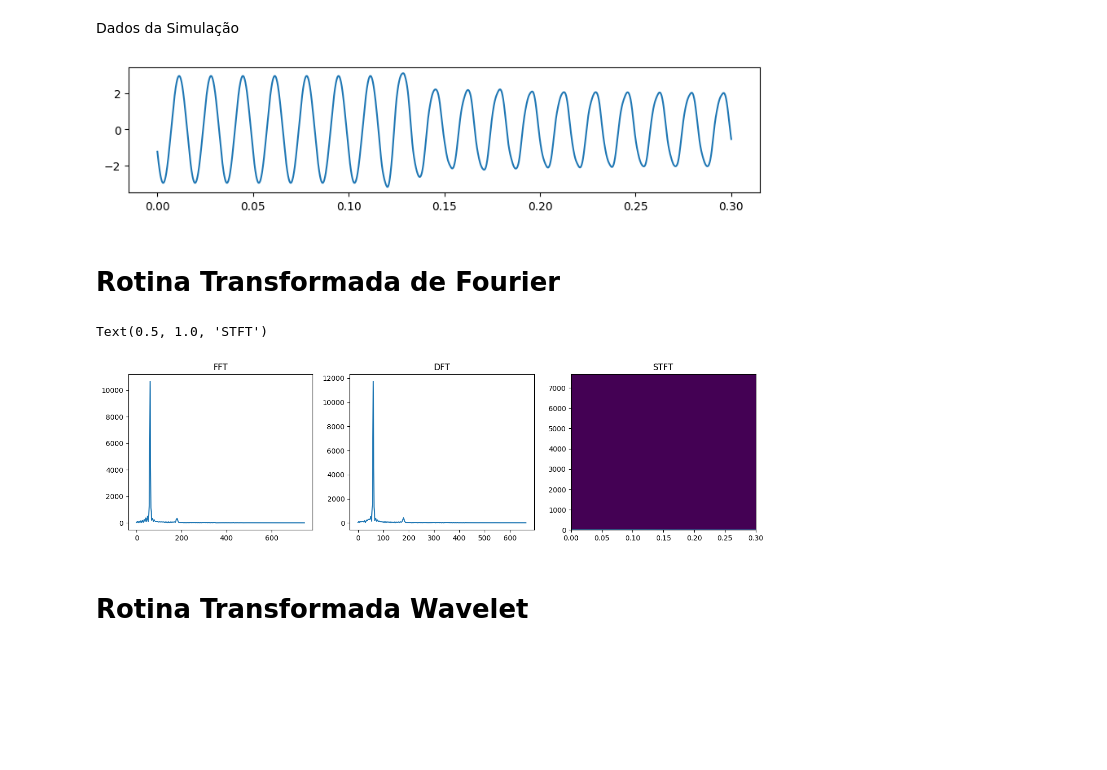
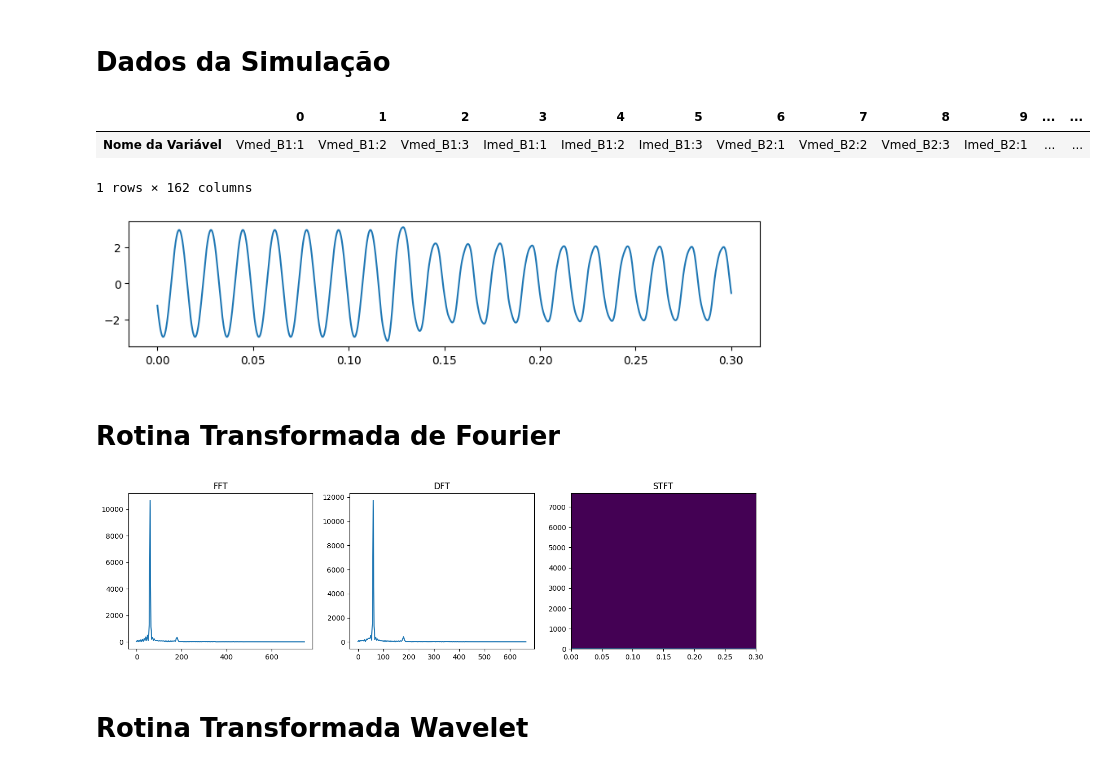
Before and after one commit to EESC-USP-FaultAI/preprocessing, a Jupyter notebook: Rotinas/main.ipynb, the cells around one changed output. Cells and saved outputs as stored; diff of their text form; code cells hidden in the pictures; blank space fills up the shorter version.

```diff
--- a/Rotinas/main.ipynb
+++ b/Rotinas/main.ipynb
@@ -3,18 +3,23 @@ import os, sys, numpy as np, pandas as pd, matplotlib.pyplot as plt
 sys.path.append(os.path.join(os.path.dirname(os.path.abspath(""))))
 # %% [markdown]
-Dados da Simulação
+# Dados da Simulação
 # %%
+# from functions.ProcessamentoCSV import Dunno
 i_col = 3*3
 t_simulation = 0.3
 fs = 30720
 nSamples = int(t_simulation * fs)
-pontos_de_medicao = pd.read_csv('medicoes.csv', header=None)
+pontos_de_medicao = pd.read_csv('medicoes.csv', header=None, dtype= str, names=["Nome da Variável"])
+display(pontos_de_medicao.T)
 all_signals = np.genfromtxt('caso_1_.csv', delimiter=',', skip_header=0)
 signal = all_signals[:, i_col]
 t = np.linspace(0, t_simulation, signal.shape[0])
 plt.figure(figsize=(10, 2))
 graph = plt.plot(t, signal, label=f'Caso 1 - {pontos_de_medicao.iloc[i_col]}')
 # %% [output]
+|  | 0 | 1 | 2 | 3 | 4 | 5 | 6 | 7 | 8 | 9 | ... | ... |
+| Nome da Variável | Vmed_B1:1 | Vmed_B1:2 | Vmed_B1:3 | Imed_B1:1 | Imed_B1:2 | Imed_B1:3 | Vmed_B2:1 | Vmed_B2:2 | Vmed_B2:3 | Imed_B2:1 | ... | ... |
+1 rows × 162 columns
 [figure]
 # %% [markdown]
 # Rotina Transformada de Fourier
@@ -46,9 +51,8 @@ plt.subplot(1,3,3)
 Fz = int(frame_size * fs * t_simulation)
 plt.imshow(np.abs(signal_stft.T), aspect='auto', origin='lower',
            extent=[t.min(), t.max(), 0, freq_stft.max()//2])
-plt.title('STFT')
+plot = plt.title('STFT')
 # %% [output]
-Text(0.5, 1.0, 'STFT')
 [figure]
 # %% [markdown]
 # Rotina Transformada Wavelet
```
Also changed, not shown: parts of 5 cells of this notebook.
